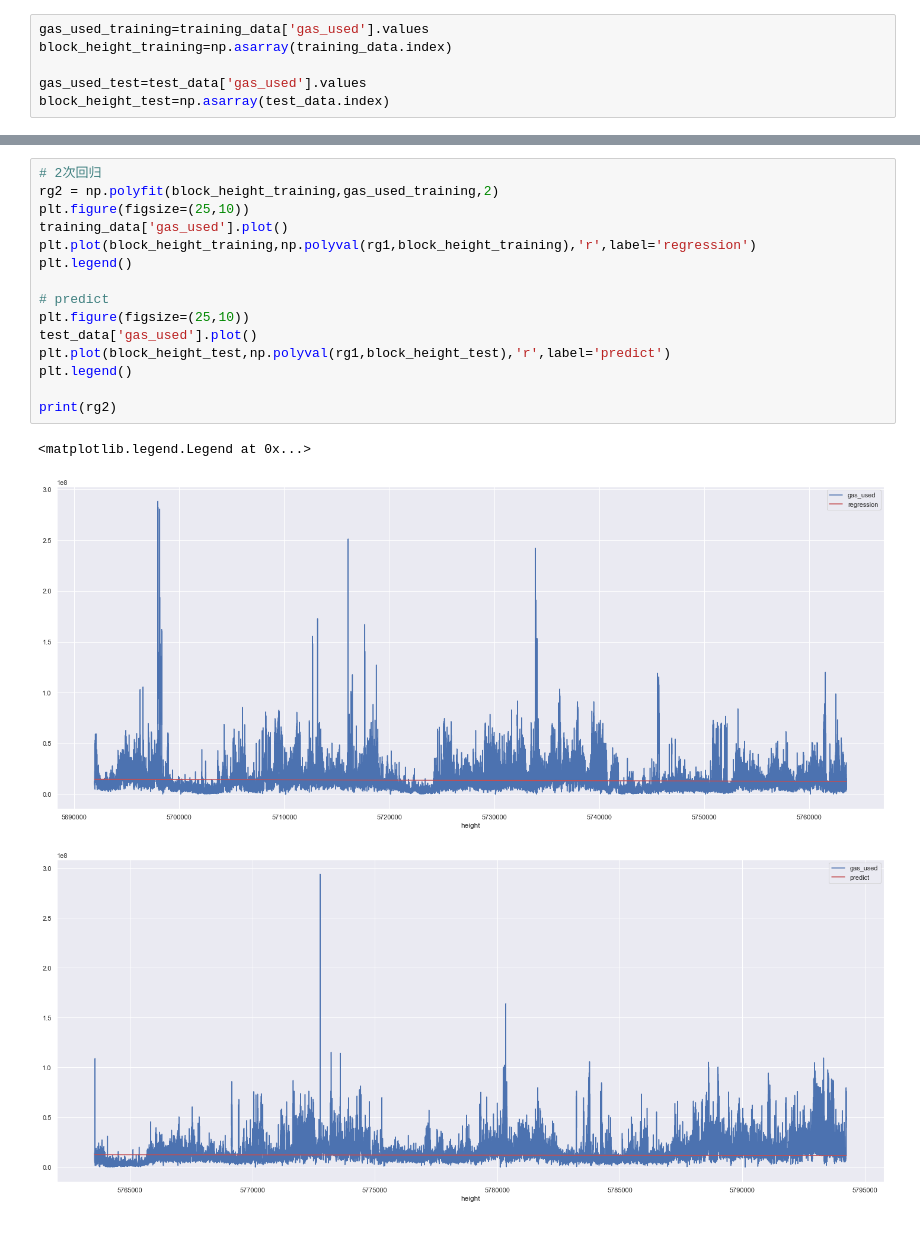
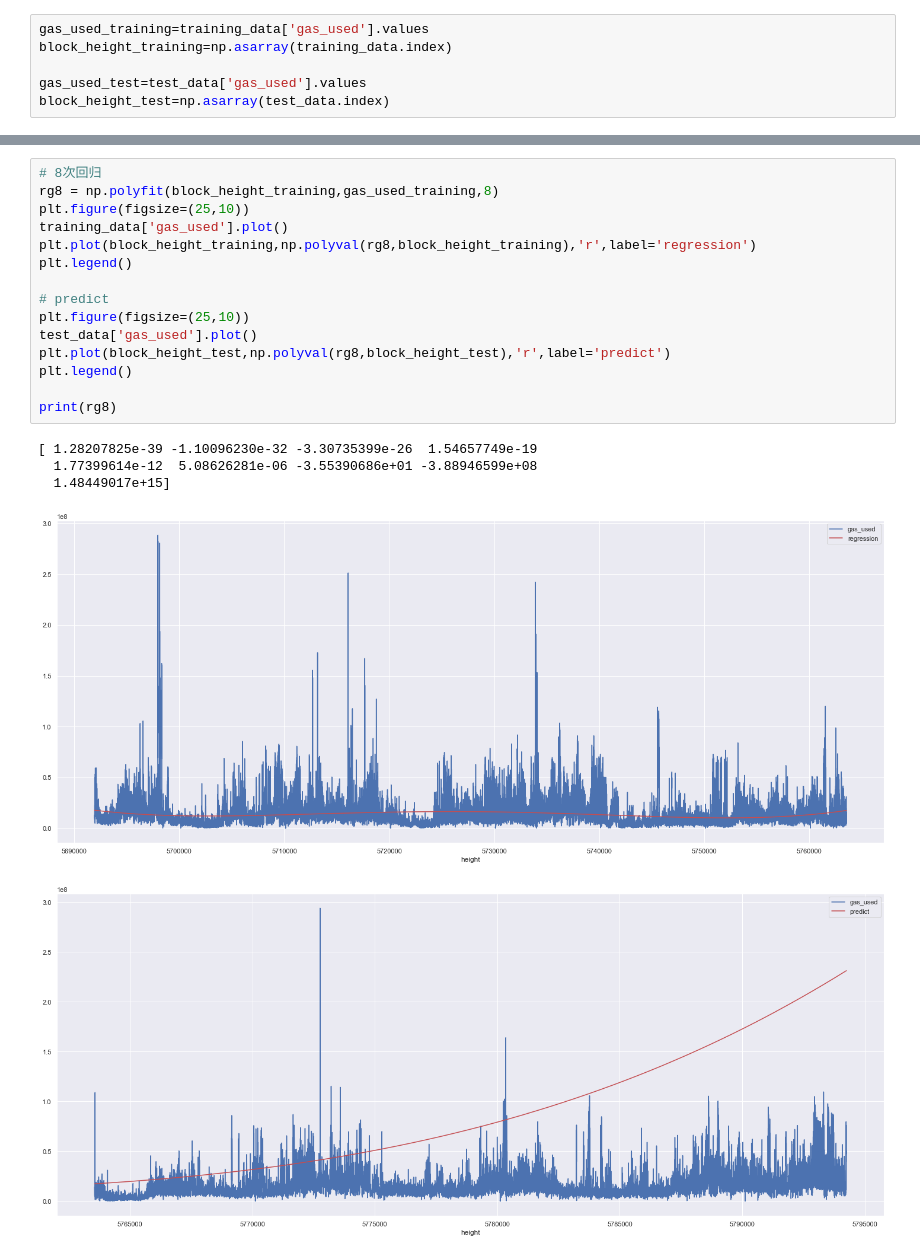
Before and after one commit to RevelationOfTuring/block_prediciton, a Jupyter notebook: 2.polyfit.ipynb, the cells around one changed output, grey strips where cells are left out. Drawn from its saved outputs; the diff is of its cells as text.

```diff
--- a/2.polyfit.ipynb
+++ b/2.polyfit.ipynb
@@ -46,19 +181,21 @@ print(rg1)
 # %%
-# 2次回归
-rg2 = np.polyfit(block_height_training,gas_used_training,2)
+# 8次回归
+rg8 = np.polyfit(block_height_training,gas_used_training,8)
 plt.figure(figsize=(25,10))
 training_data['gas_used'].plot()
-plt.plot(block_height_training,np.polyval(rg1,block_height_training),'r',label='regression')
+plt.plot(block_height_training,np.polyval(rg8,block_height_training),'r',label='regression')
 plt.legend()
 
 # predict
 plt.figure(figsize=(25,10))
 test_data['gas_used'].plot()
-plt.plot(block_height_test,np.polyval(rg1,block_height_test),'r',label='predict')
+plt.plot(block_height_test,np.polyval(rg8,block_height_test),'r',label='predict')
 plt.legend()
 
-print(rg2)
+print(rg8)
 # %% [output]
-<matplotlib.legend.Legend at 0x...>
+[ 1.28207825e-39 -1.10096230e-32 -3.30735399e-26  1.54657749e-19
+  1.77399614e-12  5.08626281e-06 -3.55390686e+01 -3.88946599e+08
+  1.48449017e+15]
 [figure]
-[figure, old version]
+[figure, new version]
```
Also changed, not shown: parts of 14 cells of this notebook, 1 other file.
